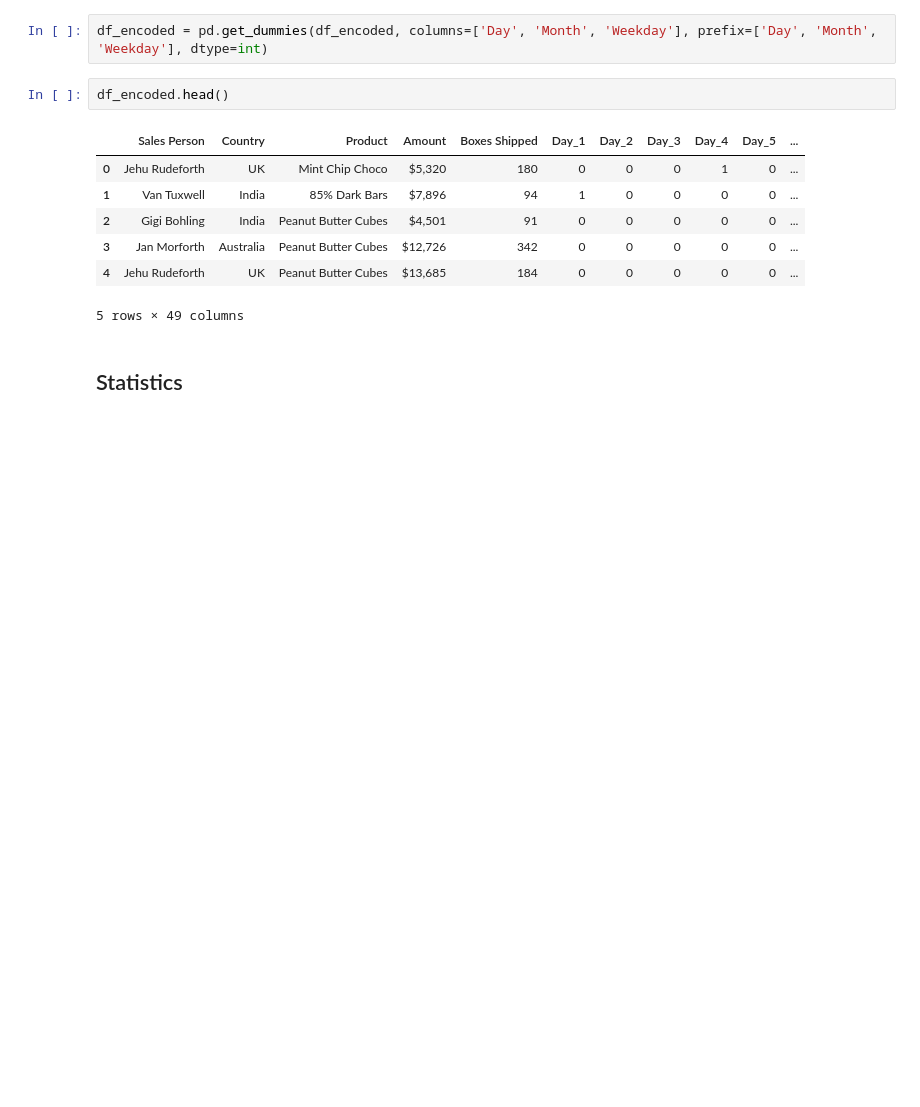
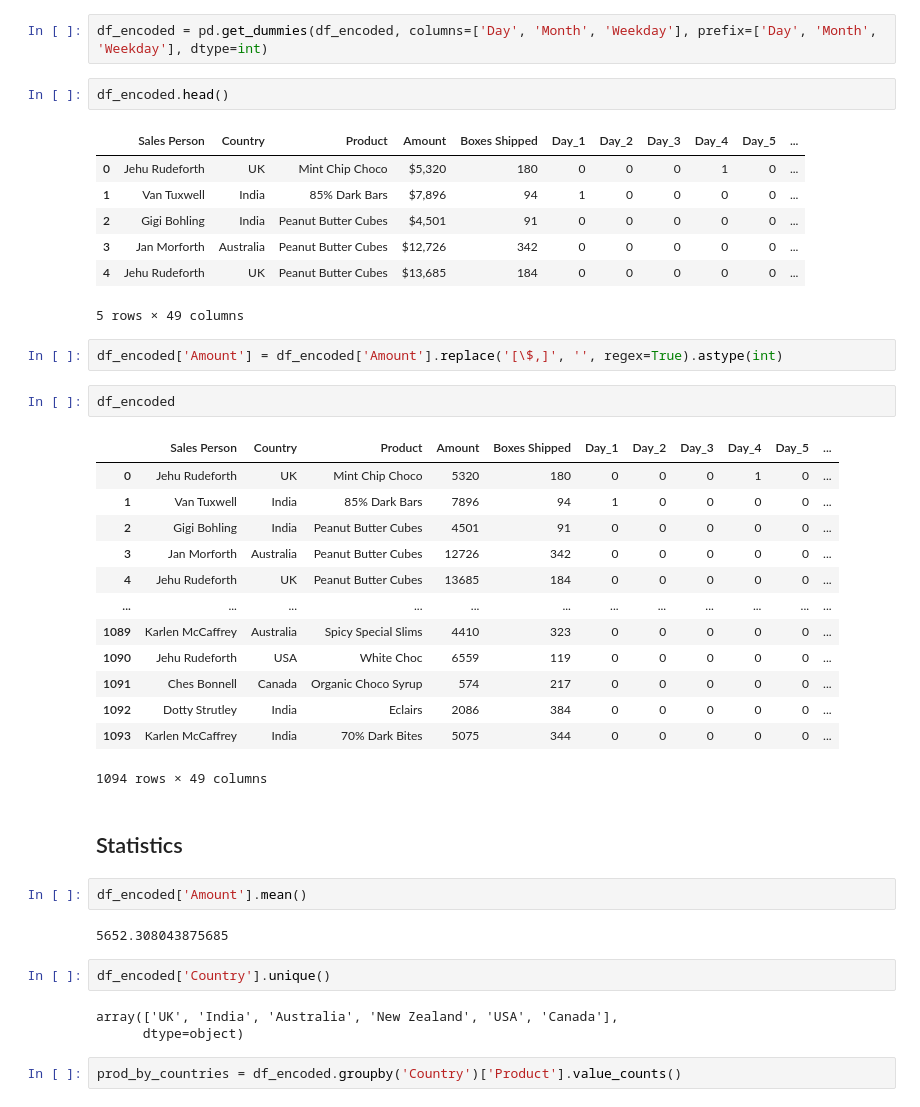
Before and after one commit to Reza-rgb/Opti4ML-TidyTeam, a Jupyter notebook: Chocolates.ipynb, the cells around one changed output. Saved outputs shown, nothing was run; the diff lists cells and outputs as text; blank space fills up the shorter version.

```diff
--- a/Chocolates.ipynb
+++ b/Chocolates.ipynb
@@ -73,5 +73,34 @@ df_encoded.head()
 | 3 | Jan Morforth | Australia | Peanut Butter Cubes | $12,726 | 342 | 0 | 0 | 0 | 0 | 0 | ... |
 | 4 | Jehu Rudeforth | UK | Peanut Butter Cubes | $13,685 | 184 | 0 | 0 | 0 | 0 | 0 | ... |
 5 rows × 49 columns
+# %%
+df_encoded['Amount'] = df_encoded['Amount'].replace('[\$,]', '', regex=True).astype(int)
+# %%
+df_encoded
+# %% [output]
+|  | Sales Person | Country | Product | Amount | Boxes Shipped | Day_1 | Day_2 | Day_3 | Day_4 | Day_5 | ... |
+| 0 | Jehu Rudeforth | UK | Mint Chip Choco | 5320 | 180 | 0 | 0 | 0 | 1 | 0 | ... |
+| 1 | Van Tuxwell | India | 85% Dark Bars | 7896 | 94 | 1 | 0 | 0 | 0 | 0 | ... |
+| 2 | Gigi Bohling | India | Peanut Butter Cubes | 4501 | 91 | 0 | 0 | 0 | 0 | 0 | ... |
+| 3 | Jan Morforth | Australia | Peanut Butter Cubes | 12726 | 342 | 0 | 0 | 0 | 0 | 0 | ... |
+| 4 | Jehu Rudeforth | UK | Peanut Butter Cubes | 13685 | 184 | 0 | 0 | 0 | 0 | 0 | ... |
+| ... | ... | ... | ... | ... | ... | ... | ... | ... | ... | ... | ... |
+| 1089 | Karlen McCaffrey | Australia | Spicy Special Slims | 4410 | 323 | 0 | 0 | 0 | 0 | 0 | ... |
+| 1090 | Jehu Rudeforth | USA | White Choc | 6559 | 119 | 0 | 0 | 0 | 0 | 0 | ... |
+| 1091 | Ches Bonnell | Canada | Organic Choco Syrup | 574 | 217 | 0 | 0 | 0 | 0 | 0 | ... |
+| 1092 | Dotty Strutley | India | Eclairs | 2086 | 384 | 0 | 0 | 0 | 0 | 0 | ... |
+| 1093 | Karlen McCaffrey | India | 70% Dark Bites | 5075 | 344 | 0 | 0 | 0 | 0 | 0 | ... |
+1094 rows × 49 columns
 # %% [markdown]
 ## Statistics
+# %%
+df_encoded['Amount'].mean()
+# %% [output]
+5652.308043875685
+# %%
+df_encoded['Country'].unique()
+# %% [output]
+array(['UK', 'India', 'Australia', 'New Zealand', 'USA', 'Canada'],
+      dtype=object)
+# %%
+prod_by_countries = df_encoded.groupby('Country')['Product'].value_counts()
```
Also changed, not shown: parts of 6 cells of this notebook.
